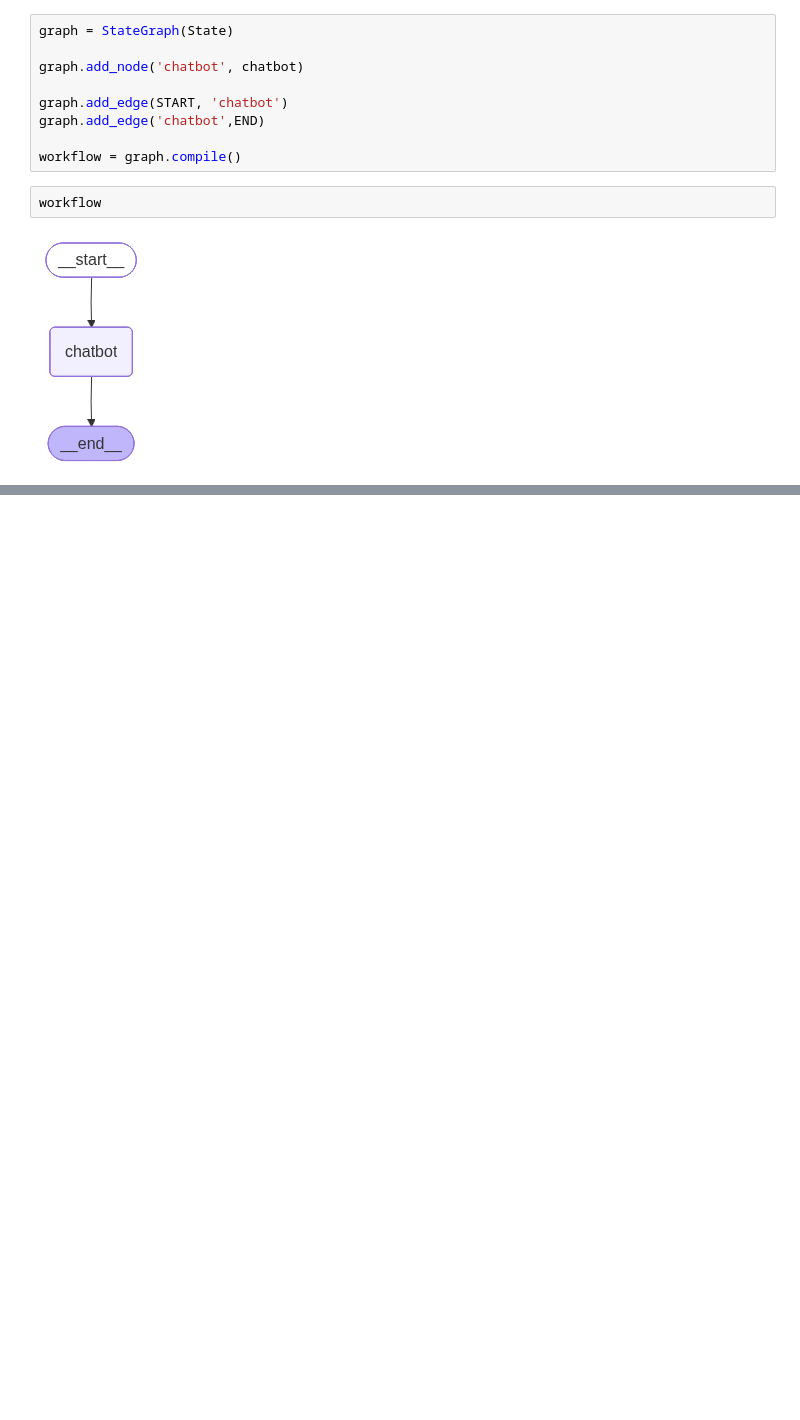
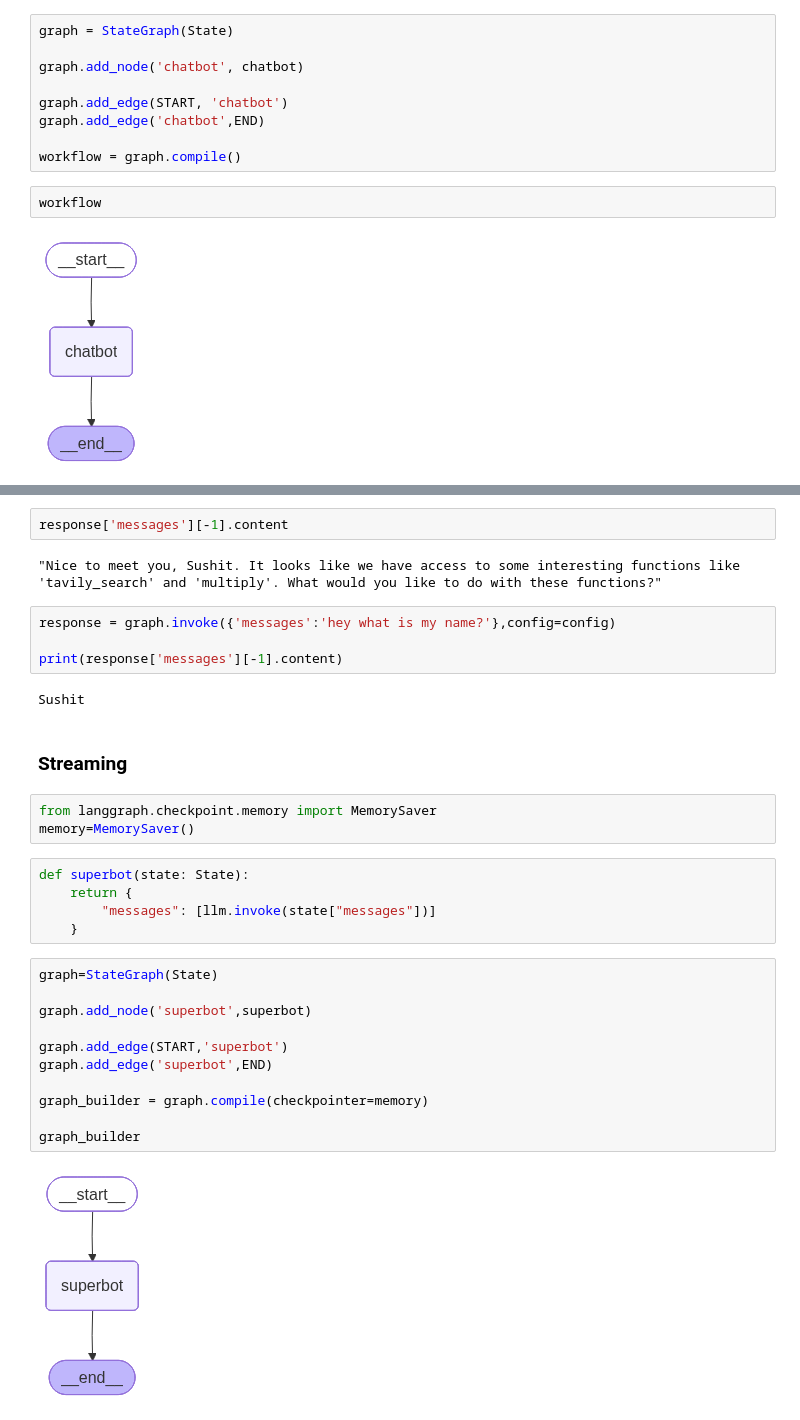
Before and after one commit to Sushit-prog/Agents, a Jupyter notebook: 1-Basic_chatbot/1-basicchatbot.ipynb, the cells around one changed output, grey strips where cells are left out. Cells and saved outputs as stored; diff of their text form; blank space fills up the shorter version.

Commit message:
implemented streaming

```diff
--- a/1-Basic_chatbot/1-basicchatbot.ipynb
+++ b/1-Basic_chatbot/1-basicchatbot.ipynb
@@ -45,0 +283,33 @@ workflow.invoke({'messages':'HI'})
+# %%
+response['messages'][-1].content
+# %% [output]
+"Nice to meet you, Sushit. It looks like we have access to some interesting functions like 'tavily_search' and 'multiply'. What would you like to do with these functions?"
+# %%
+response = graph.invoke({'messages':'hey what is my name?'},config=config)
+
+print(response['messages'][-1].content)
+# %% [output]
+Sushit
+# %% [markdown]
+### Streaming
+# %%
+from langgraph.checkpoint.memory import MemorySaver
+memory=MemorySaver()
+# %%
+def superbot(state: State):
+    return {
+        "messages": [llm.invoke(state["messages"])]
+    }
+# %%
+graph=StateGraph(State)
+
+graph.add_node('superbot',superbot)
+
+graph.add_edge(START,'superbot')
+graph.add_edge('superbot',END)
+
+graph_builder = graph.compile(checkpointer=memory)
+
+graph_builder
+# %% [output]
+[figure, added]
```
Also changed, not shown: parts of 31 cells of this notebook, 3 other files.
